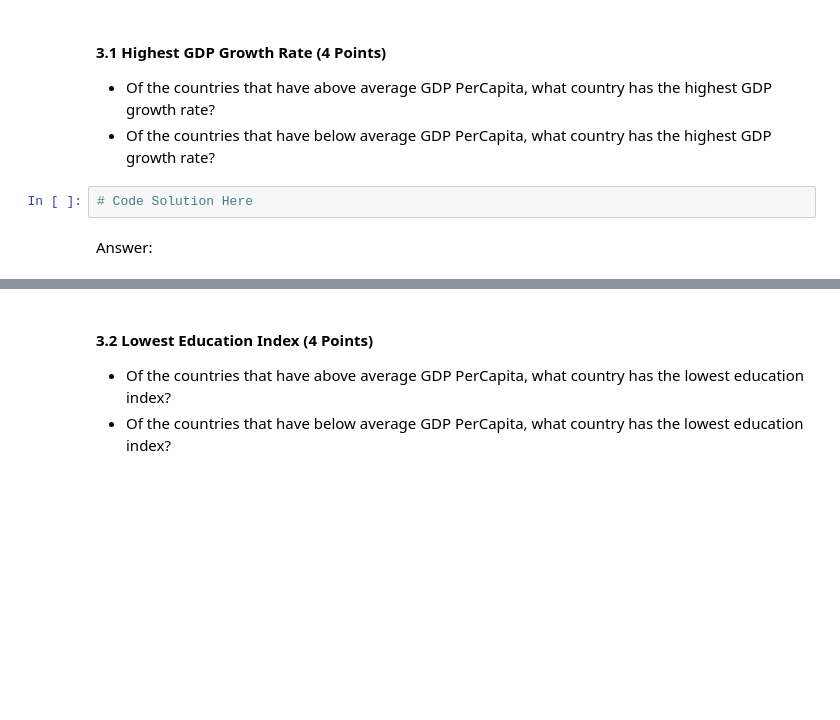
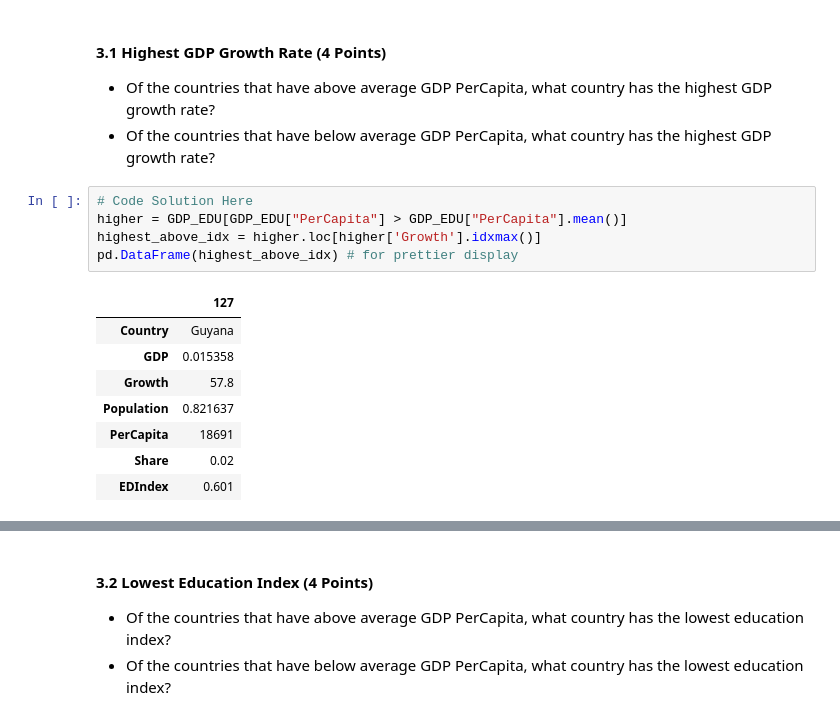
Before and after one commit to ivynangalia/320, a Jupyter notebook: labs/Lab6.ipynb, the cells around one changed output, grey strips where cells are left out. Drawn from its saved outputs; the diff is of its cells as text; blank space fills up the shorter version.

```diff
--- a/labs/Lab6.ipynb
+++ b/labs/Lab6.ipynb
@@ -287,7 +290,17 @@ Answer:
 
 *   Of the countries that have above average GDP PerCapita, what country has the highest GDP growth rate?
 *   Of the countries that have below average GDP PerCapita, what country has the highest GDP growth rate?
-# %%
-# Code Solution Here
-# %% [markdown]
-Answer:
+# %%
+# Code Solution Here
+higher = GDP_EDU[GDP_EDU["PerCapita"] > GDP_EDU["PerCapita"].mean()]
+highest_above_idx = higher.loc[higher['Growth'].idxmax()]
+pd.DataFrame(highest_above_idx) # for prettier display
+# %% [output]
+|  | 127 |
+| Country | Guyana |
+| GDP | 0.015358 |
+| Growth | 57.8 |
+| Population | 0.821637 |
+| PerCapita | 18691 |
+| Share | 0.02 |
+| EDIndex | 0.601 |
```
Also changed, not shown: parts of 12 cells of this notebook, 14 other files.
